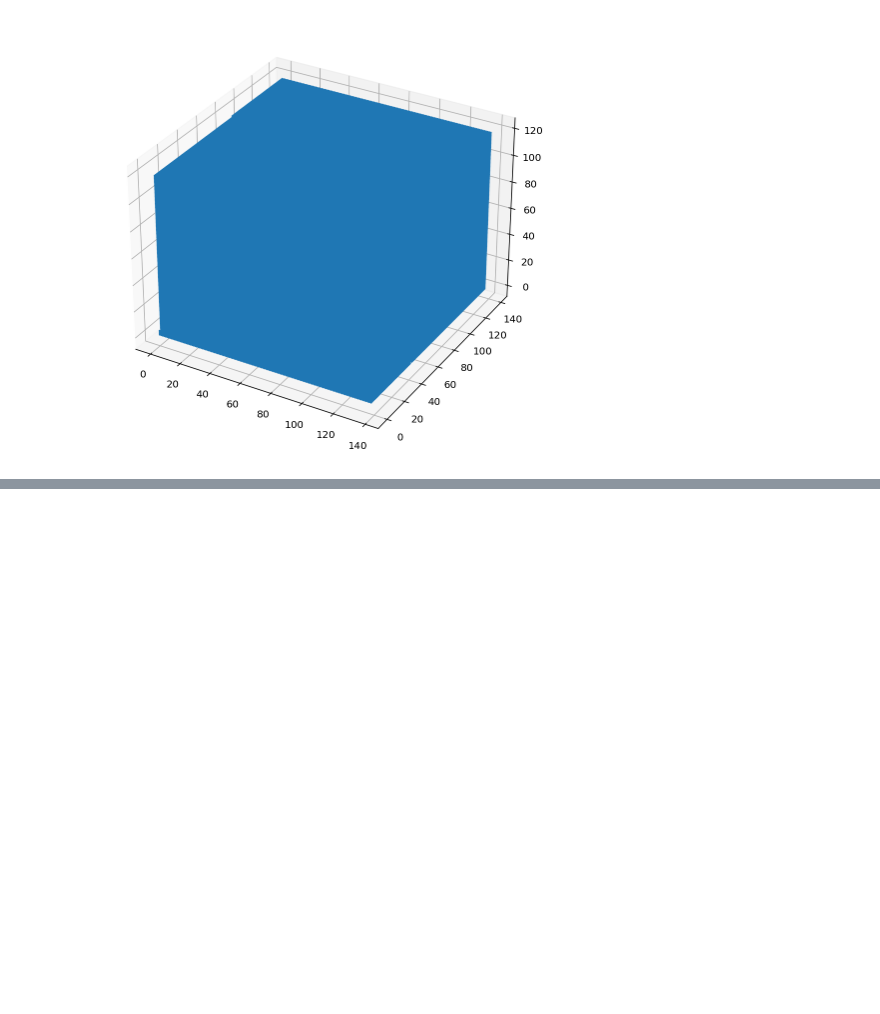
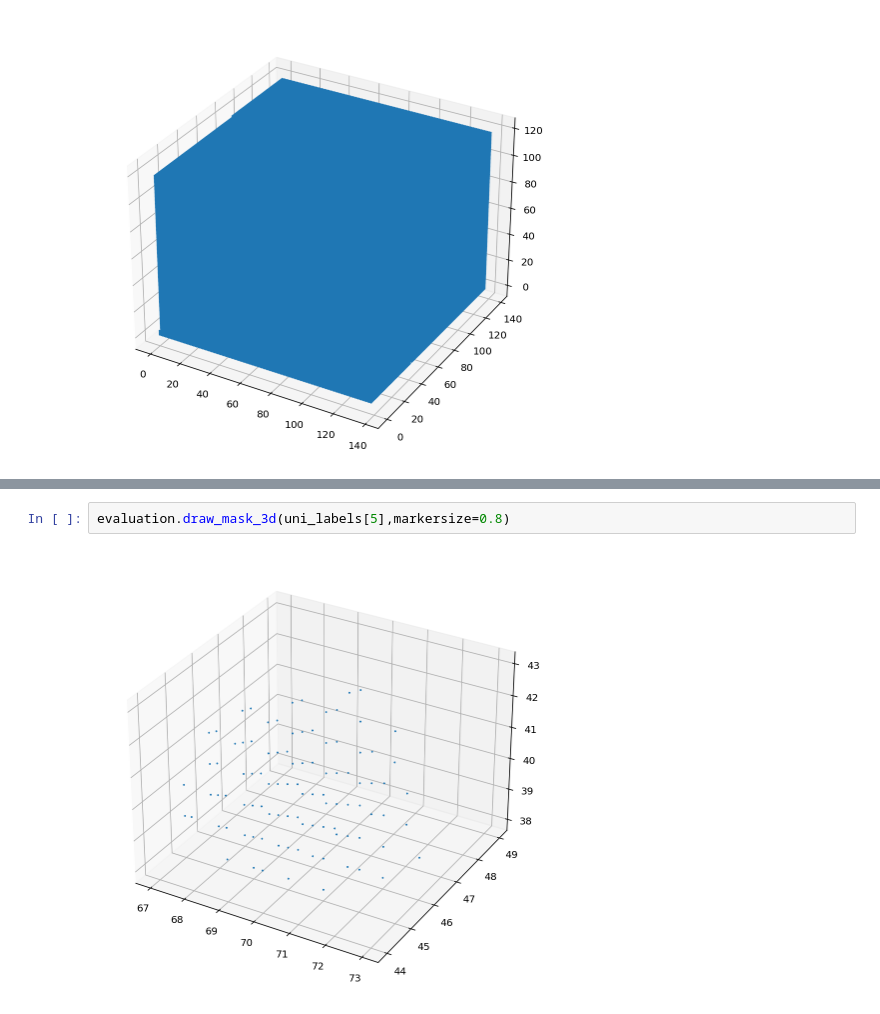
Before and after one commit to MarkusMartinMueller/ML_in_MIP, a Jupyter notebook: develop/markus/testmodel.ipynb, the cells around one changed output, grey strips where cells are left out. Drawn from its saved outputs; the diff is of its cells as text; blank space fills up the shorter version.

```diff
--- a/develop/markus/testmodel.ipynb
+++ b/develop/markus/testmodel.ipynb
@@ -618,0 +673,4 @@ evaluation.draw_mask_3d(uni_labels[3])
+# %%
+evaluation.draw_mask_3d(uni_labels[5],markersize=0.8)
+# %% [output]
+[figure, added]
```
Also changed, not shown: parts of 17 cells of this notebook, 2 other files.
